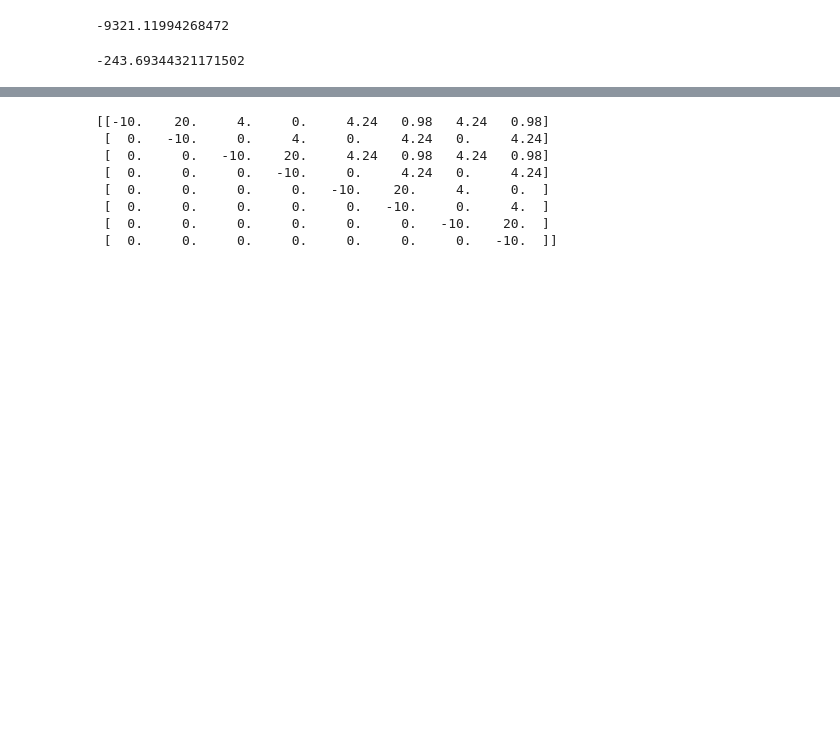
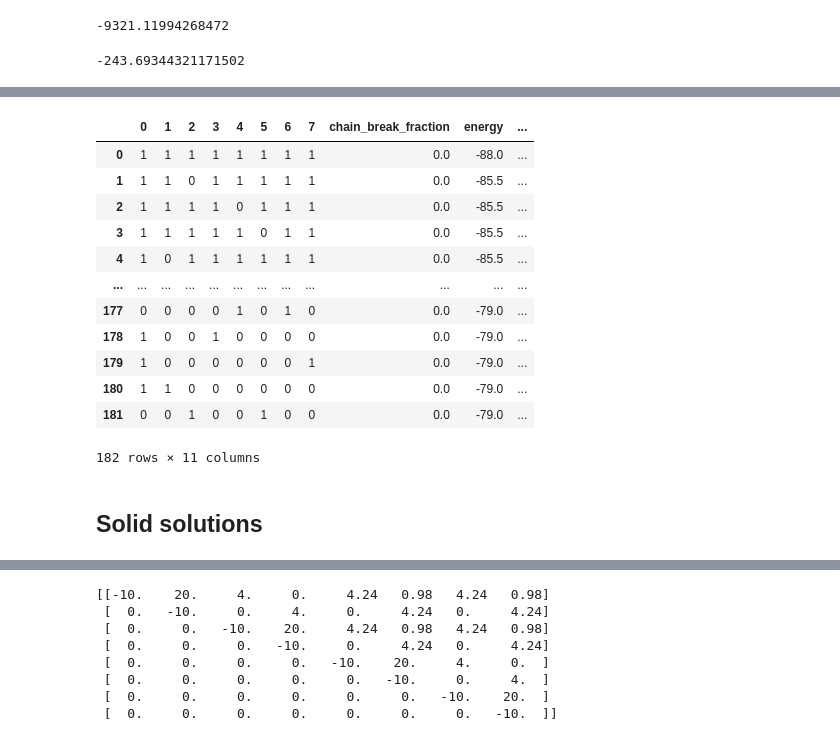
Before and after one commit to cmc-ucl/quantum_computing, a Jupyter notebook: Experiments_discrete.ipynb, the cells around one changed output, grey strips where cells are left out. Cells and saved outputs as stored; diff of their text form; code cells hidden in the pictures; blank space fills up the shorter version.

```diff
--- a/Experiments_discrete.ipynb
+++ b/Experiments_discrete.ipynb
@@ -149,6 +139,0 @@ q2 = build_qubo_discrete_vacancies(structure,1, alpha = 1, lambda_1 = 2, theta=1
-# %%
-q1 = build_ip_matrix(structure, [12,0], parameters, alpha=100, max_neigh = 1,test=True)+\
-build_qubo_discrete_constraints(structure,[12,14],chem_potential=[0,-0.5],lambda_1 = 1, theta=10)
-
-#classical_solver(,q1,discrete=True)
-q1
@@ -246,18 +139,0 @@ HC9
-# %%
-df = sampleset.to_pandas_dataframe()
-def convert_df(df,remove_unfeasible=True):
-
-    num_sites = sum([type(x) == int for x in df.columns])
-    sites = df.iloc[:,0:num_sites].to_numpy()
-    unfeasible = np.where(np.prod((sites[:,::2]+sites[:,1::2]),axis=1) != 1)[0]
-    df.drop(unfeasible, inplace=True)
-
-    new_labels = df.iloc[:,0:num_sites].to_numpy()[:,::2]
-    df.drop(np.arange(num_sites),axis=1,inplace=True)
-
-
-    for i in range(new_labels.shape[1]):
-        df.insert(i, i, new_labels[:,i])
-
-    return df
-convert_df(df)
@@ -303,0 +171,7 @@ array([1, 0, 1, 0, 1, 0, 0, 1])
+# %%
+species=[6,0]
+parameters = [[-1,0,0]]
+chem_potential = [0.5,0]
+bqm = build_quadratic_model_discrete(structure ,species, parameters,
+    concentration = None, chem_potential=chem_potential, max_neigh = 1, alpha=1,lambda_1 = 2, theta=10)
+build_qubo_matrix(bqm)
@@ -303,0 +196,25 @@ array([1, 0, 1, 0, 1, 0, 0, 1])
+# %%
+from dwave.system import EmbeddingComposite, DWaveSampler
+
+sampler = EmbeddingComposite(DWaveSampler())
+
+sampleset = sampler.sample(bqm, num_reads=1000)
+# %%
+dataframe = sampleset.to_pandas_dataframe()
+convert_df(dataframe,2)
+# %% [output]
+|  | 0 | 1 | 2 | 3 | 4 | 5 | 6 | 7 | chain_break_fraction | energy | ... |
+| 0 | 1 | 1 | 1 | 1 | 1 | 1 | 1 | 1 | 0.0 | -88.0 | ... |
+| 1 | 1 | 1 | 0 | 1 | 1 | 1 | 1 | 1 | 0.0 | -85.5 | ... |
+| 2 | 1 | 1 | 1 | 1 | 0 | 1 | 1 | 1 | 0.0 | -85.5 | ... |
+| 3 | 1 | 1 | 1 | 1 | 1 | 0 | 1 | 1 | 0.0 | -85.5 | ... |
+| 4 | 1 | 0 | 1 | 1 | 1 | 1 | 1 | 1 | 0.0 | -85.5 | ... |
+| ... | ... | ... | ... | ... | ... | ... | ... | ... | ... | ... | ... |
+| 177 | 0 | 0 | 0 | 0 | 1 | 0 | 1 | 0 | 0.0 | -79.0 | ... |
+| 178 | 1 | 0 | 0 | 1 | 0 | 0 | 0 | 0 | 0.0 | -79.0 | ... |
+| 179 | 1 | 0 | 0 | 0 | 0 | 0 | 0 | 1 | 0.0 | -79.0 | ... |
+| 180 | 1 | 1 | 0 | 0 | 0 | 0 | 0 | 0 | 0.0 | -79.0 | ... |
+| 181 | 0 | 0 | 1 | 0 | 0 | 1 | 0 | 0 | 0.0 | -79.0 | ... |
+182 rows × 11 columns
+# %% [markdown]
+## Solid solutions
```
Also changed, not shown: parts of 48 cells of this notebook.
